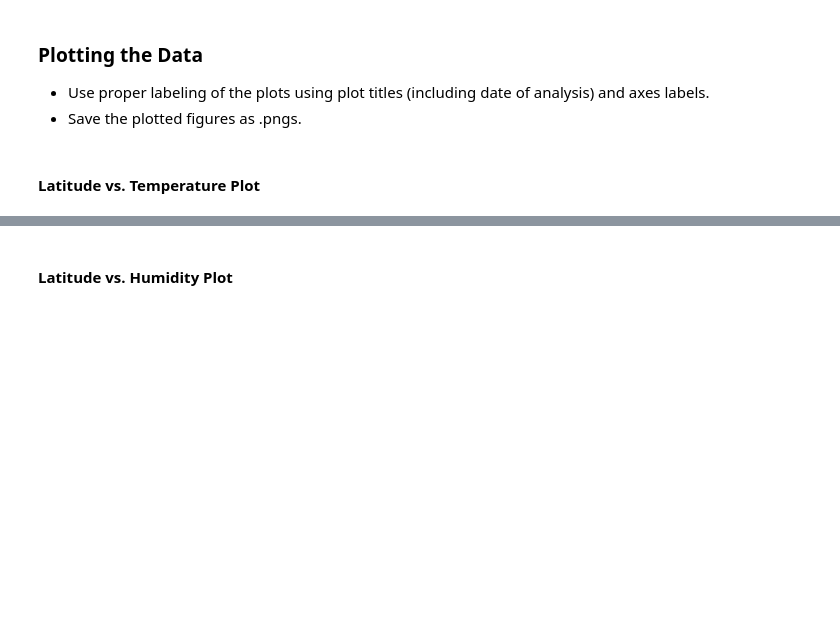
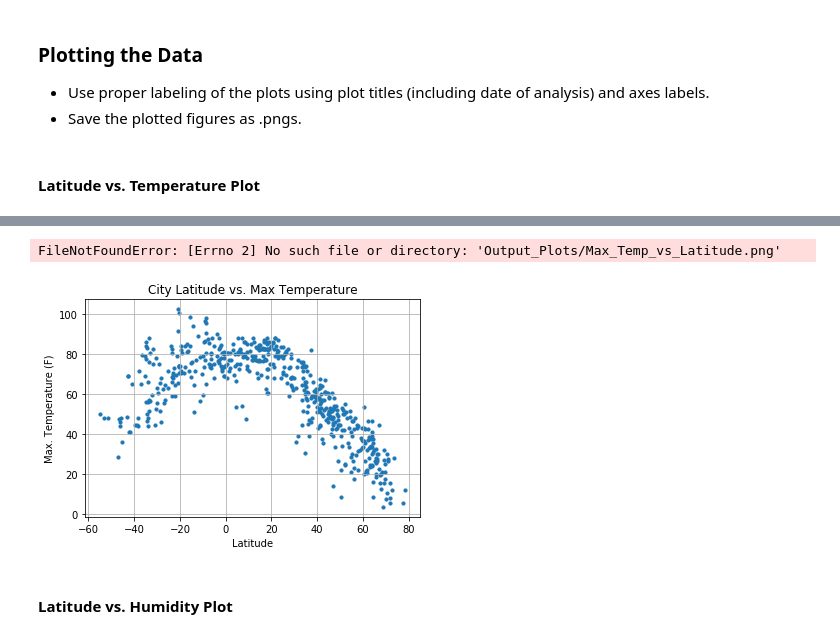
Before and after one commit to Chrisfdzl/python-api-challenge, a Jupyter notebook: WeatherPy/WeatherPy.ipynb, the cells around one changed output, grey strips where cells are left out. Drawn from its saved outputs; the diff is of its cells as text; code cells hidden in the pictures; blank space fills up the shorter version.

```diff
--- a/WeatherPy/WeatherPy.ipynb
+++ b/WeatherPy/WeatherPy.ipynb
@@ -65,0 +126,18 @@ print(requests.get(url))
+# %%
+weatherpy_dict = {
+    "City": city_name,
+    "Cloudiness":cloudiness,
+    "Country":country,
+    "Date":date,
+    "Humidity": humidity,
+    "Lat":lat,
+    "Lng":lng,
+    "Max Temp": max_temp,
+    "Wind Speed":wind_speed
+}
+
+# Create a data frame from dictionary
+weather_data = pd.DataFrame(weatherpy_dict)
+
+# Display count of weather data values
+weather_data.count()
@@ -99,2 +173,20 @@ dtype: int64
+# %%
+# Build a scatter plot for each data type
+plt.scatter(weather_data["Lat"], weather_data["Max Temp"], marker="o", s=10)
+
+# Incorporate the other graph properties
+plt.title("City Latitude vs. Max Temperature")
+plt.ylabel("Max. Temperature (F)")
+plt.xlabel("Latitude")
+plt.grid(True)
+
+# Save the figure
+plt.savefig("Output_Plots/Max_Temp_vs_Latitude.png")
+
+# Show plot
+plt.show()
+# %% [output]
+FileNotFoundError: [Errno 2] No such file or directory: 'Output_Plots/Max_Temp_vs_Latitude.png'
+[figure, added]
 # %% [markdown]
 #### Latitude vs. Humidity Plot
```
Also changed, not shown: parts of 15 cells of this notebook, 1 other file.
